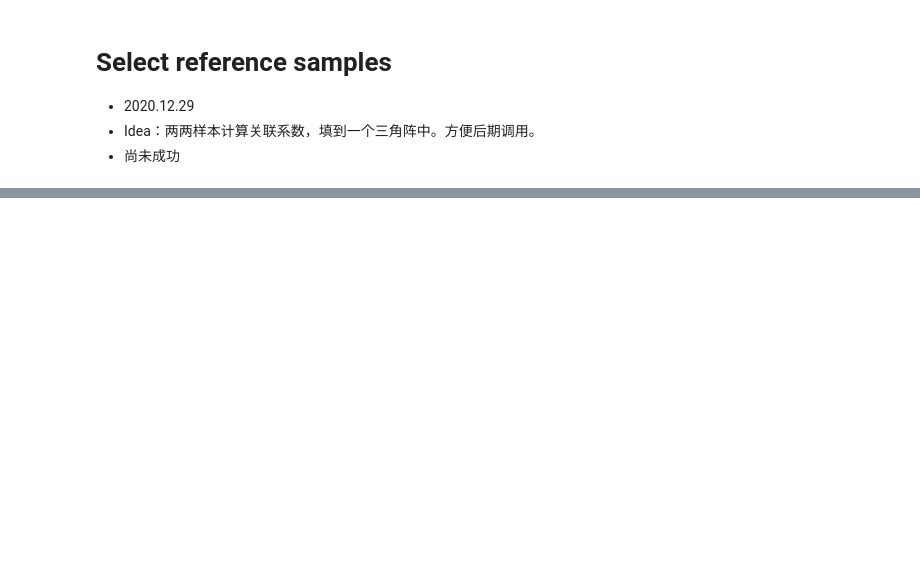
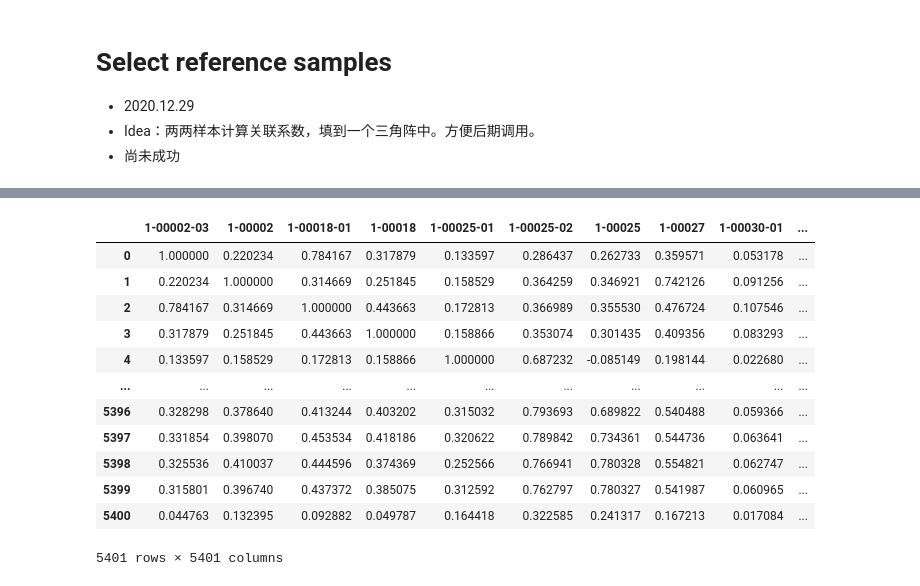
Before and after one commit to ShenLab/CNV-Espresso, a Jupyter notebook: src/select_reference.ipynb, the cells around one changed output, grey strips where cells are left out. Cells and saved outputs as stored; diff of their text form; code cells hidden in the pictures; blank space fills up the shorter version.

```diff
--- a/src/select_reference.ipynb
+++ b/src/select_reference.ipynb
@@ -103,0 +26,25 @@ np.save("RD_matrix",RD_matrix)
+# %%
+sample_norm_file='/home/rt2776/cnv_espresso/predict_pcgc/sample_norm_rd_gz_file.txt'
+# %%
+sample_norm_list = func.fileToList_tab(sample_norm_file)
+# %%
+func.showDateTime()
+num = 0
+combined_list = []
+sampleID_list = []
+
+for sample_rd_path, sampleID, in sample_norm_list:
+    num += 1
+    if num % 100 == 0:
+        func.showDateTime('\t')
+        print("Importing No.%d sample:%s from %s"%(num, sampleID, sample_rd_path)
+
+    rd_df = fetch_norm_rd(sampleID, sample_rd_path)
+    combined_list.append(rd_df.to_numpy())
+    sampleID_list.append(sampleID)
+
+combined_np_array = np.hstack(combined_list) # convert to nparray to accelerate the speed.
+# combined_df = pd.DataFrame(combined_np_array)
+# combined_df.columns = sampleID_list
+
+func.showDateTime()
@@ -103,0 +69,23 @@ np.save("RD_matrix",RD_matrix)
+# %%
+# faster way than `corrMatrix = combined_df.corr()`
+# ref: https://stackoverflow.com/questions/56628363/computing-correlation-matrix-faster-in-pandas
+## corrMatrix = pd.DataFrame(np.corrcoef(combined_df.values, rowvar=False), columns=combined_df.columns)
+
+corrMatrix = pd.DataFrame(np.corrcoef(combined_np_array, rowvar=False), columns=sampleID_list)
+func.showDateTime()
+# %%
+corrMatrix
+# %% [output]
+|  | 1-00002-03 | 1-00002 | 1-00018-01 | 1-00018 | 1-00025-01 | 1-00025-02 | 1-00025 | 1-00027 | 1-00030-01 | ... |
+| 0 | 1.000000 | 0.220234 | 0.784167 | 0.317879 | 0.133597 | 0.286437 | 0.262733 | 0.359571 | 0.053178 | ... |
+| 1 | 0.220234 | 1.000000 | 0.314669 | 0.251845 | 0.158529 | 0.364259 | 0.346921 | 0.742126 | 0.091256 | ... |
+| 2 | 0.784167 | 0.314669 | 1.000000 | 0.443663 | 0.172813 | 0.366989 | 0.355530 | 0.476724 | 0.107546 | ... |
+| 3 | 0.317879 | 0.251845 | 0.443663 | 1.000000 | 0.158866 | 0.353074 | 0.301435 | 0.409356 | 0.083293 | ... |
+| 4 | 0.133597 | 0.158529 | 0.172813 | 0.158866 | 1.000000 | 0.687232 | -0.085149 | 0.198144 | 0.022680 | ... |
+| ... | ... | ... | ... | ... | ... | ... | ... | ... | ... | ... |
+| 5396 | 0.328298 | 0.378640 | 0.413244 | 0.403202 | 0.315032 | 0.793693 | 0.689822 | 0.540488 | 0.059366 | ... |
+| 5397 | 0.331854 | 0.398070 | 0.453534 | 0.418186 | 0.320622 | 0.789842 | 0.734361 | 0.544736 | 0.063641 | ... |
+| 5398 | 0.325536 | 0.410037 | 0.444596 | 0.374369 | 0.252566 | 0.766941 | 0.780328 | 0.554821 | 0.062747 | ... |
+| 5399 | 0.315801 | 0.396740 | 0.437372 | 0.385075 | 0.312592 | 0.762797 | 0.780327 | 0.541987 | 0.060965 | ... |
+| 5400 | 0.044763 | 0.132395 | 0.092882 | 0.049787 | 0.164418 | 0.322585 | 0.241317 | 0.167213 | 0.017084 | ... |
+5401 rows × 5401 columns
```
Also changed, not shown: parts of 33 cells of this notebook, 3 other files.
